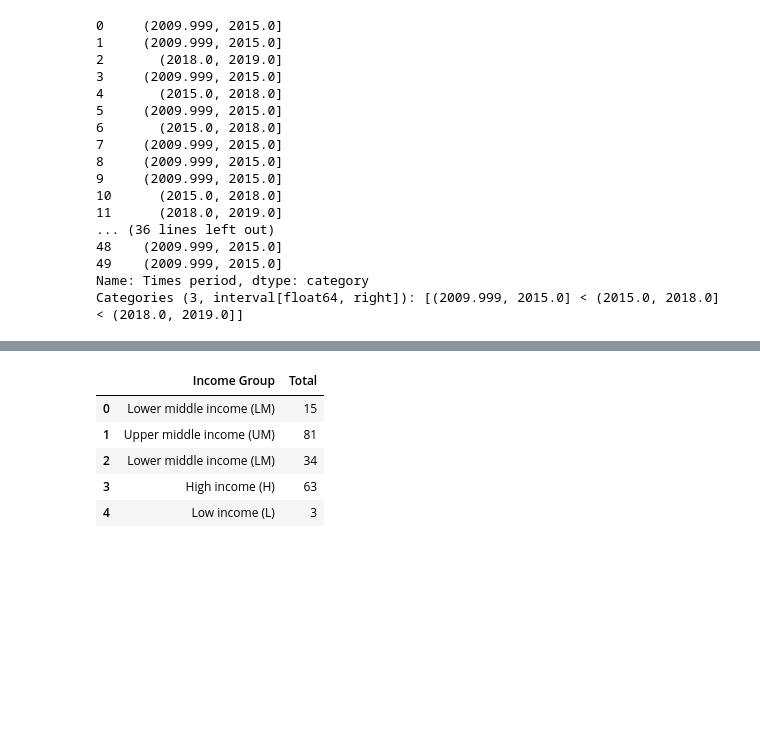
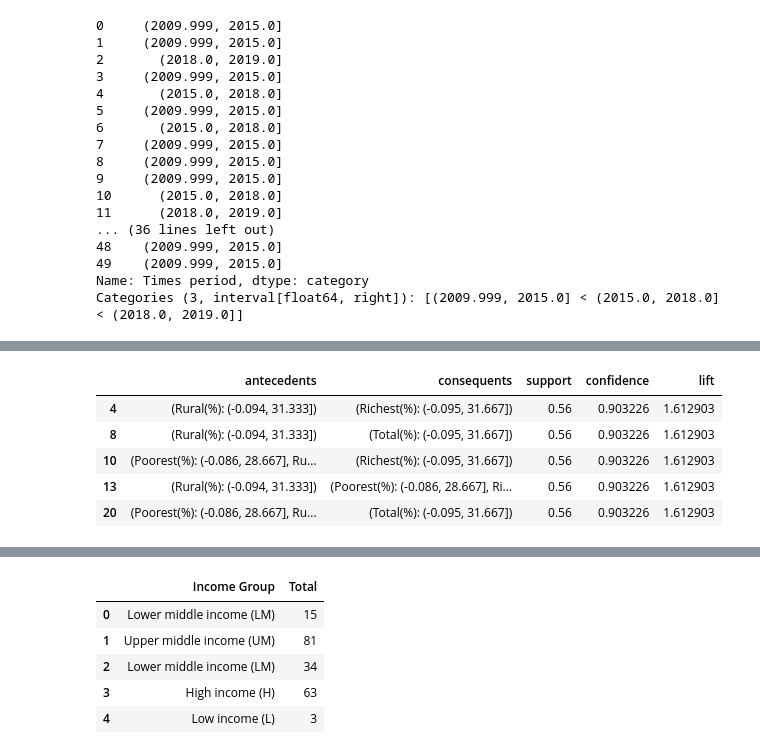
Before and after one commit to Jeffkw213/EECS4412, a Jupyter notebook: phase3/Part_3.ipynb, the cells around one changed output, grey strips where cells are left out. Drawn from its saved outputs; the diff is of its cells as text; code cells hidden in the pictures; blank space fills up the shorter version.

```diff
--- a/phase3/Part_3.ipynb
+++ b/phase3/Part_3.ipynb
@@ -245,0 +259,12 @@ Name: support, dtype: float64
+# %%
+least = rules.drop(rules[(rules['confidence'] == 1)].index)
+least = least.head(5)
+least.to_csv('./least_confidence.csv')
+least
+# %% [output]
+|  | antecedents | consequents | support | confidence | lift |
+| 4 | (Rural(%): (-0.094, 31.333]) | (Richest(%): (-0.095, 31.667]) | 0.56 | 0.903226 | 1.612903 |
+| 8 | (Rural(%): (-0.094, 31.333]) | (Total(%): (-0.095, 31.667]) | 0.56 | 0.903226 | 1.612903 |
+| 10 | (Poorest(%): (-0.086, 28.667], Ru... | (Richest(%): (-0.095, 31.667]) | 0.56 | 0.903226 | 1.612903 |
+| 13 | (Rural(%): (-0.094, 31.333]) | (Poorest(%): (-0.086, 28.667], Ri... | 0.56 | 0.903226 | 1.612903 |
+| 20 | (Poorest(%): (-0.086, 28.667], Ru... | (Total(%): (-0.095, 31.667]) | 0.56 | 0.903226 | 1.612903 |
```
Also changed, not shown: parts of 20 cells of this notebook, 7 other files.
